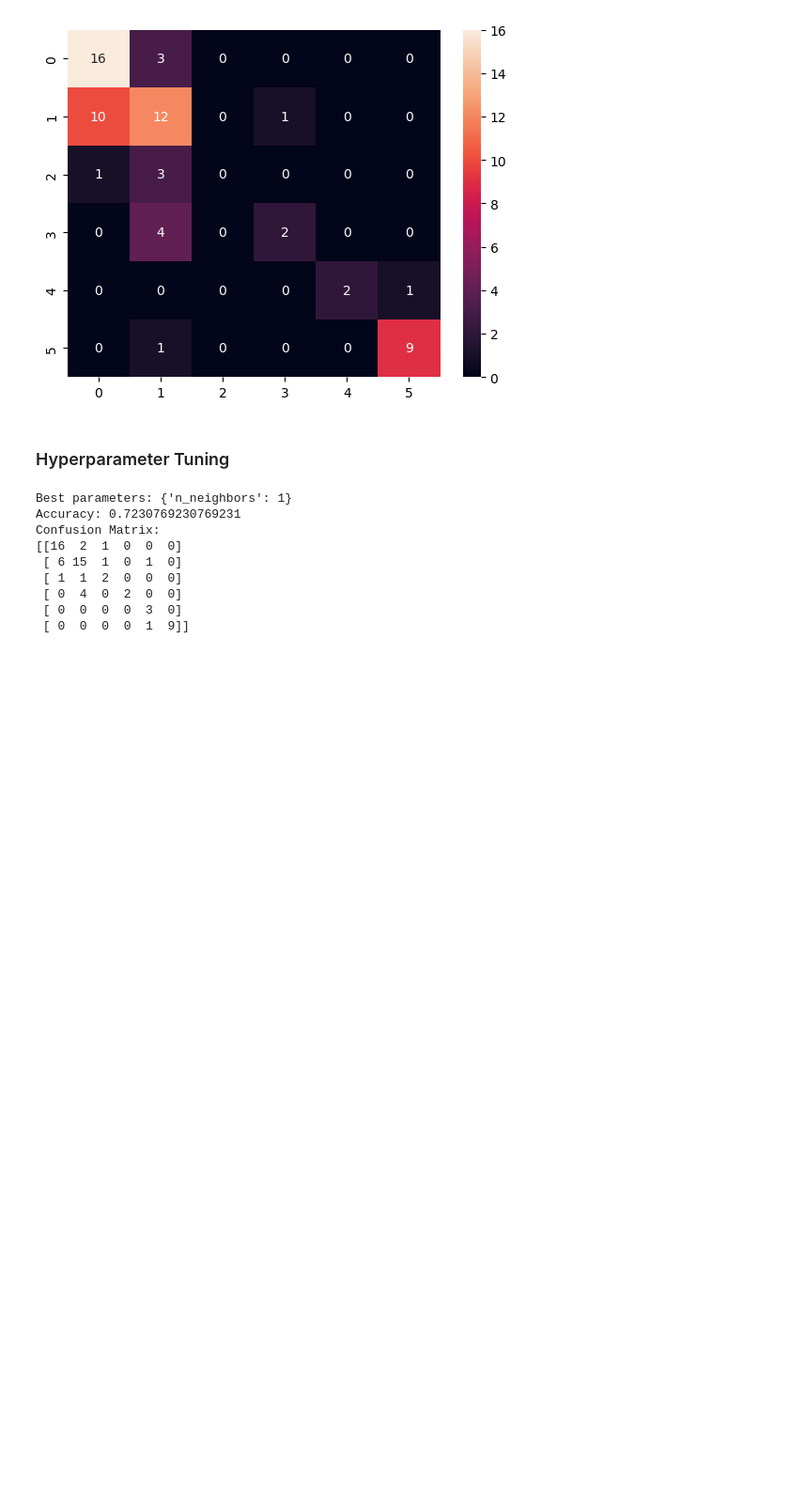
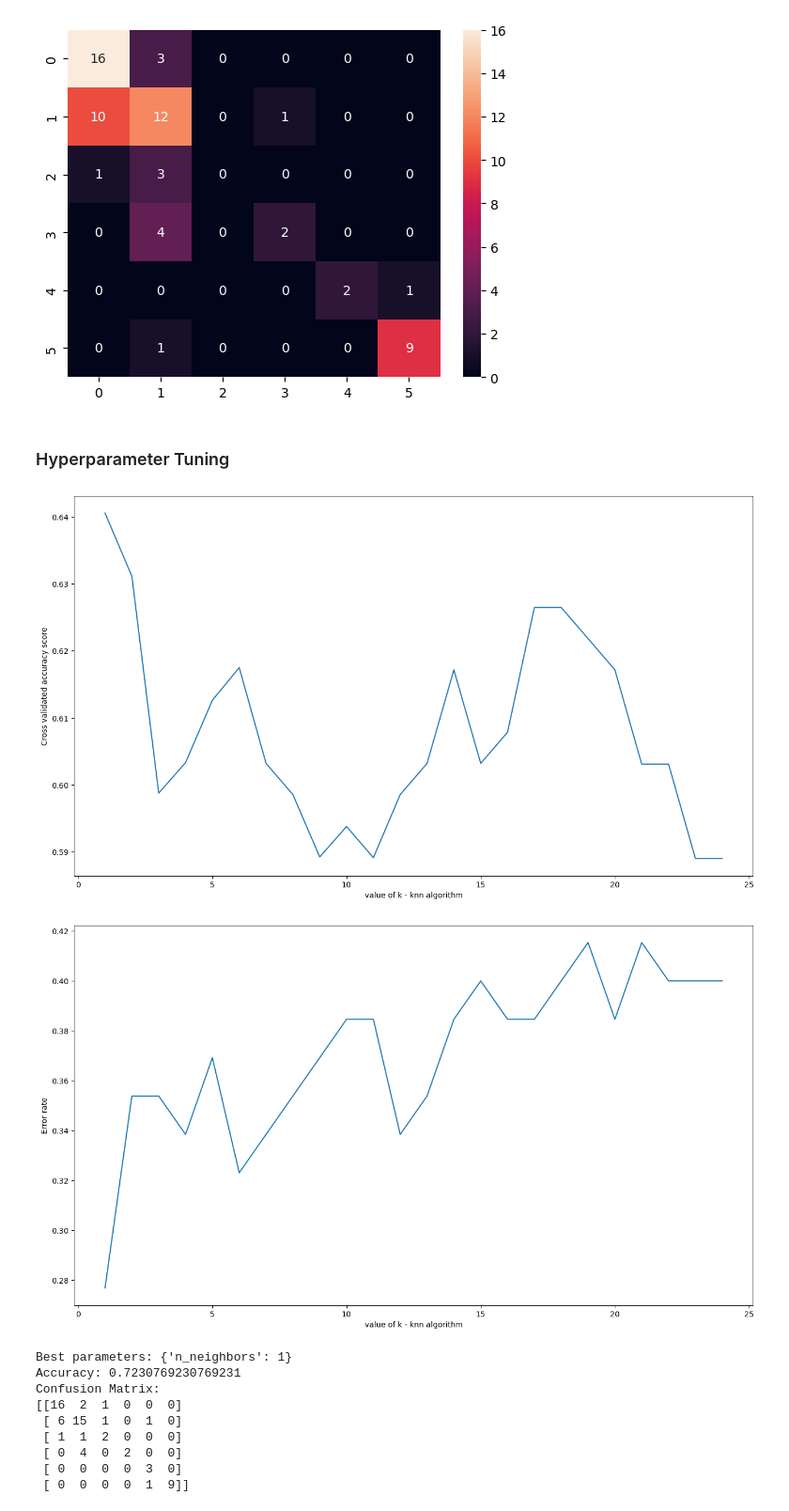
Before and after one commit to KunalDoshi-Code/Data_Science_Assignments, a Jupyter notebook: Assignments/13-KNN/knn-glass-classification.ipynb, the cells around one changed output. Shown at 94% size. Drawn from its saved outputs; the diff is of its cells as text; code cells hidden in the pictures; blank space fills up the shorter version.

```diff
--- a/Assignments/13-KNN/knn-glass-classification.ipynb
+++ b/Assignments/13-KNN/knn-glass-classification.ipynb
@@ -105,6 +112,37 @@ sns.heatmap(conf_matrix, annot=True, fmt='g')
 [figure]
 # %% [markdown]
 ### Hyperparameter Tuning
+# %%
+k_range = range(1,25)
+k_scores = []
+error_rate =[]
+for k in k_range:
+    knn = KNeighborsClassifier(n_neighbors=k)
+    #kscores - accuracy
+    scores = cross_val_score(knn,X,y,cv=5,scoring='accuracy')
+    k_scores.append(scores.mean())
+
+    #error rate
+    knn.fit(X_train,y_train)
+    y_pred = knn.predict(X_test)
+    error_rate.append(np.mean(y_pred!=y_test))
+
+#plot k vs accuracy
+plt.figure(figsize=(16, 9))
+plt.plot(k_range,k_scores)
+plt.xlabel('value of k - knn algorithm')
+plt.ylabel('Cross validated accuracy score')
+plt.show()
+
+#plot k vs error rate
+plt.figure(figsize=(16, 9))
+plt.plot(k_range,error_rate)
+plt.xlabel('value of k - knn algorithm')
+plt.ylabel('Error rate')
+plt.show()
+# %% [output]
+[figure, added]
+[figure, added]
 # %%
 # Define the parameter grid
 param_grid = {'n_neighbors': np.arange(1, 30)}
```
Also changed, not shown: parts of 3 cells of this notebook.
